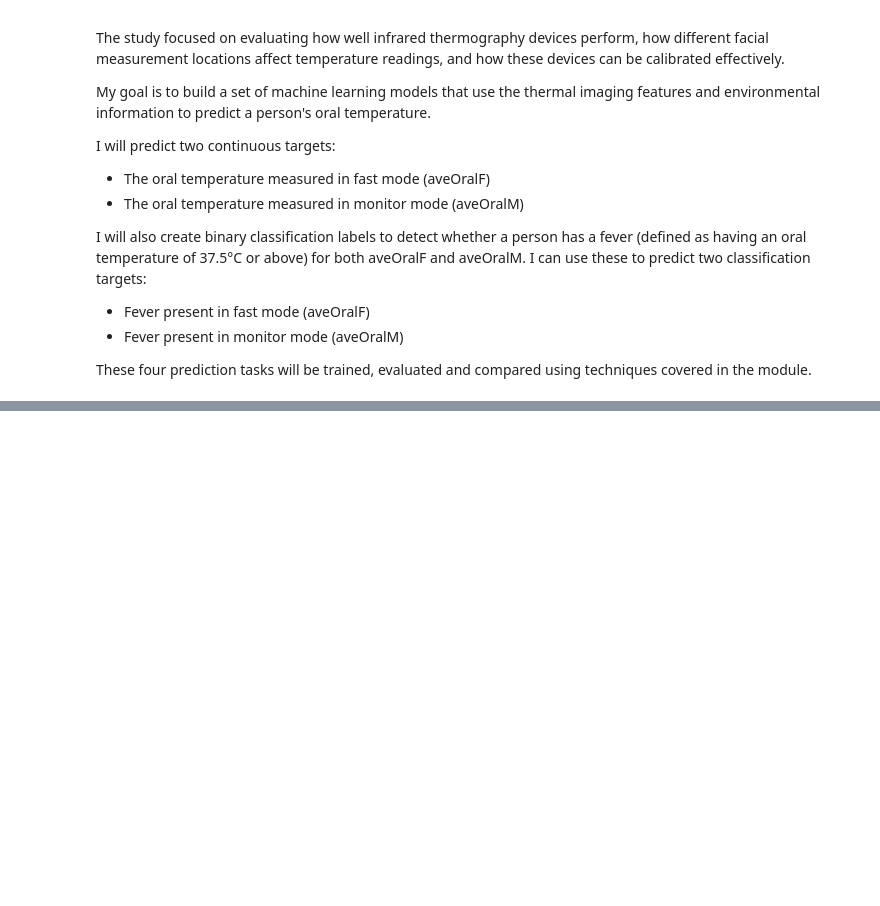
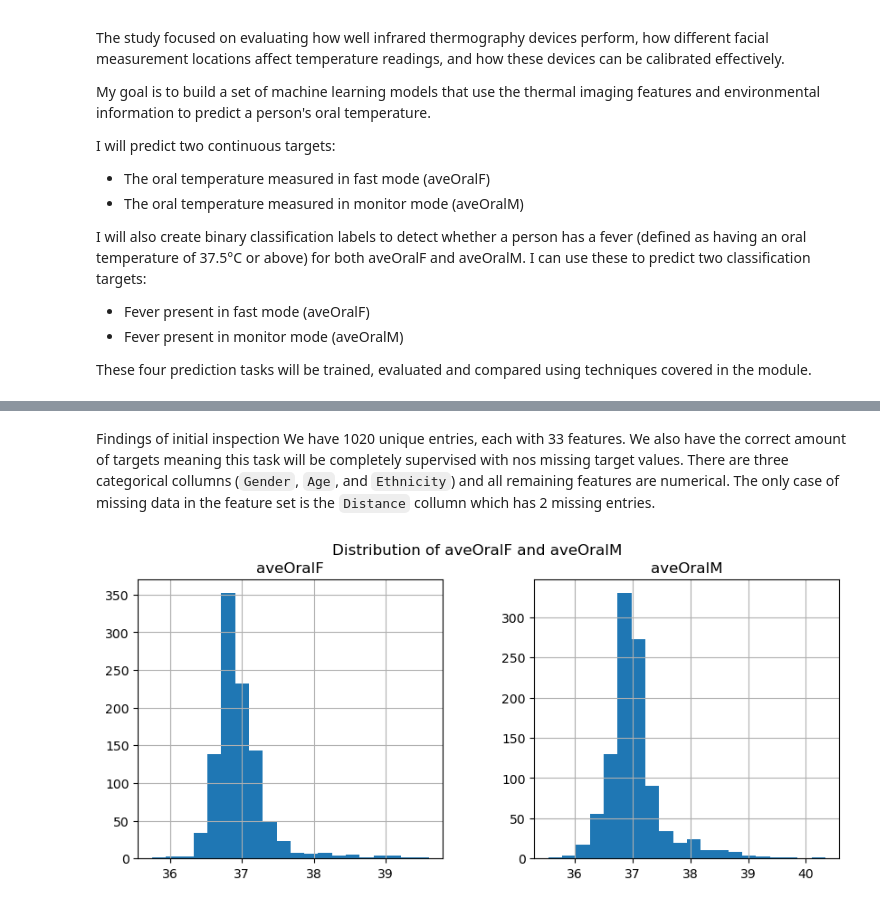
Before and after one commit to zombonline/MachineLearningCoursework, a Jupyter notebook: coursework.ipynb, the cells around one changed output, grey strips where cells are left out. Drawn from its saved outputs; the diff is of its cells as text; code cells hidden in the pictures; blank space fills up the shorter version.

```diff
--- a/coursework.ipynb
+++ b/coursework.ipynb
@@ -55,0 +119,14 @@ Note: you may need to restart the kernel to use updated packages.
+# %% [markdown]
+Findings of initial inspection
+We have 1020 unique entries, each with 33 features. We also have the correct amount of targets meaning this task will be completely supervised with nos missing target values.
+There are three categorical collumns (`Gender`, `Age`, and `Ethnicity`) and all remaining features are numerical.
+The only case of missing data in the feature set is the `Distance` collumn which has 2 missing entries.
+# %%
+assert __import__('matplotlib'), "Please install the 'matplotlib' package to proceed."
+import matplotlib.pyplot as plt
+
+y.hist(bins=20, figsize=(10,4))
+plt.suptitle("Distribution of aveOralF and aveOralM")
+plt.show()
+# %% [output]
+[figure, added]
```
Also changed, not shown: parts of 16 cells of this notebook.
